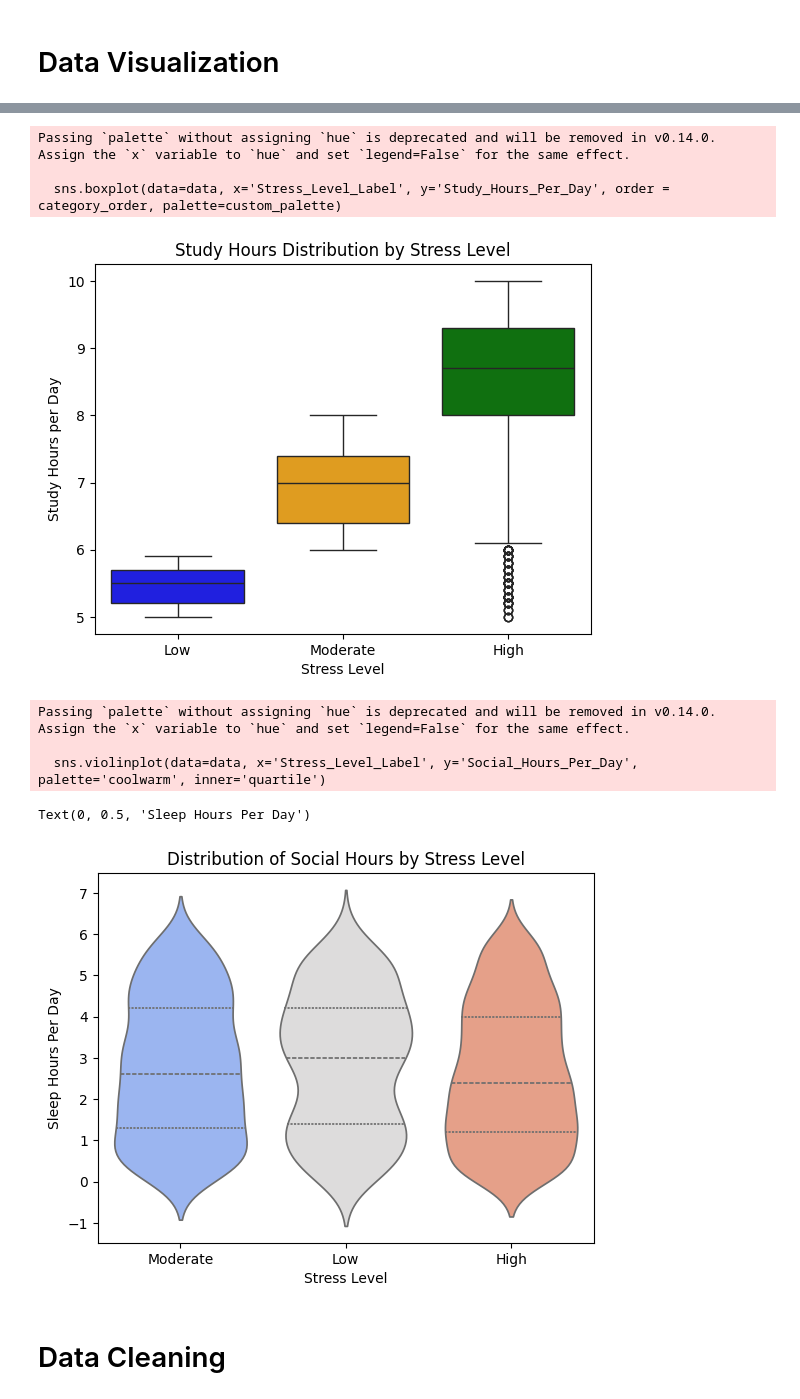
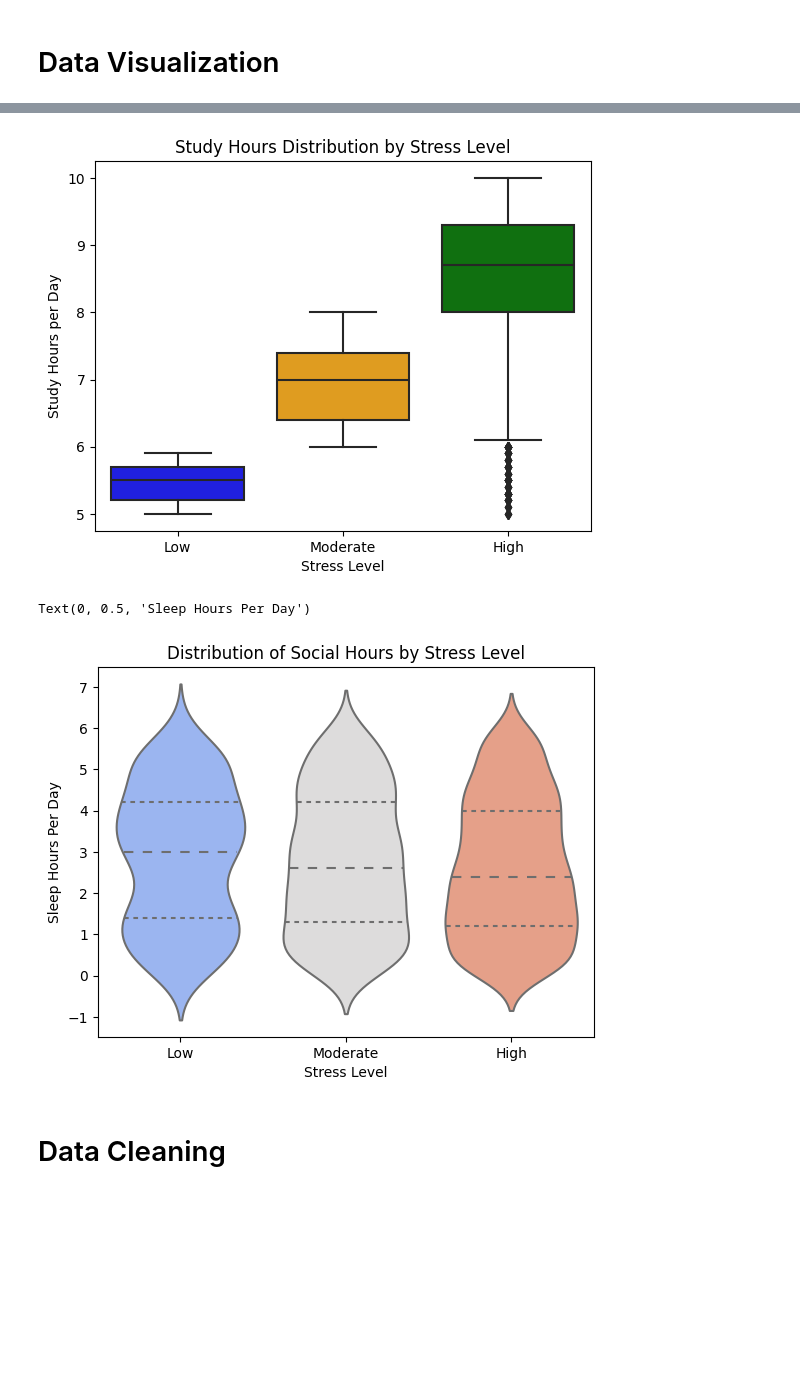
Before and after one commit to adawang1024/street_levels, a Jupyter notebook: EDA.ipynb, the cells around one changed output, grey strips where cells are left out. Saved outputs shown, nothing was run; the diff lists cells and outputs as text; code cells hidden in the pictures; blank space fills up the shorter version.

Commit message:
data vis

```diff
--- a/EDA.ipynb
+++ b/EDA.ipynb
@@ -12,7 +12,7 @@ from sklearn import tree
 # %% [markdown]
 # Understanding the Datasets
 # %%
-data = pd.read_csv('/content/student_lifestyle_dataset.csv')
+data = pd.read_csv('/Users/ada1024/Desktop/stress_levels/student_lifestyle_dataset.csv')
 data.head()
 # %% [output]
 |  | Student_ID | Study_Hours_Per_Day | Extracurricular_Hours_Per_Day | Sleep_Hours_Per_Day | Social_Hours_Per_Day | ... |
@@ -89,9 +88,10 @@ data
 # %%
 ### see which variables are most closely related
 # encode the categorical variable to numerical for correlation check
-data['Stress_Level'] = data['Stress_Level'].map({'Low': 30, 'Moderate': 40, 'High': 50})
-correlation_matrix = data.corr()
-stress_correlations = correlation_matrix['Stress_Level']
+data['Stress_Level_Num'] = data['Stress_Level'].map({'Low': 30, 'Moderate': 40, 'High': 50})
+data_cleaned = data.loc[:, data.columns != 'Stress_Level']
+correlation_matrix = data_cleaned.corr()
+stress_correlations = correlation_matrix['Stress_Level_Num']
 print(stress_correlations)
 # %% [output]
 Student_ID                         0.003306
@@ -138,10 +153,9 @@ ValueError: List of boxplot statistics and `positions` values must have same the
 # %%
-stress_mapping = {30: 'Low', 40: 'Moderate', 50: 'High'}
-data['Stress_Level_Label'] = data['Stress_Level'].map(stress_mapping)
+
 bins = [0, 4, 6, 8, 10]
 labels = ['0-4', '4-6', '6-8', '8-10']
 data['Sleep_Hours_Binned'] = pd.cut(data['Sleep_Hours_Per_Day'], bins=bins, labels=labels, right=False)
-sns.countplot(data=data, x='Sleep_Hours_Binned', hue='Stress_Level_Label', palette='coolwarm')
+sns.countplot(data=data, x='Sleep_Hours_Binned', hue='Stress_Level', palette='coolwarm')
 plt.title('Count of Stress Levels by Sleep Hours')
 plt.xlabel('Sleep Hours Per Day')
 plt.ylabel('Count of Stress Levels')
@@ -152,32 +166,23 @@ plt.legend(title='Stress Level')
 # %%
-stress_mapping = {30: 'Low', 40: 'Moderate', 50: 'High'}
-data['Stress_Level_Label'] = data['Stress_Level'].map(stress_mapping)
+
 category_order = ['Low', 'Moderate', 'High']
 custom_palette = {'Low': 'blue', 'Moderate': 'orange', 'High': 'green'}
-sns.boxplot(data=data, x='Stress_Level_Label', y='Study_Hours_Per_Day', order = category_order, palette=custom_palette)
+sns.boxplot(data=data, x='Stress_Level', y='Study_Hours_Per_Day', order = category_order, palette=custom_palette)
 plt.title('Study Hours Distribution by Stress Level')
 plt.xlabel('Stress Level')
 plt.ylabel('Study Hours per Day')
 plt.show()
 # %% [output]
-Passing `palette` without assigning `hue` is deprecated and will be removed in v0.14.0. Assign the `x` variable to `hue` and set `legend=False` for the same effect.
-
-  sns.boxplot(data=data, x='Stress_Level_Label', y='Study_Hours_Per_Day', order = category_order, palette=custom_palette)
-[figure, old version]
+[figure, new version]
 # %%
-stress_mapping = {30: 'Low', 40: 'Moderate', 50: 'High'}
-data['Stress_Level_Label'] = data['Stress_Level'].map(stress_mapping)
 category_order = ['Low', 'Moderate', 'High']
-sns.violinplot(data=data, x='Stress_Level_Label', y='Social_Hours_Per_Day', palette='coolwarm', inner='quartile', order)
+sns.violinplot(data=data, x='Stress_Level', y='Social_Hours_Per_Day', palette='coolwarm', inner='quartile', order=category_order)
 plt.title('Distribution of Social Hours by Stress Level')
 plt.xlabel('Stress Level')
 plt.ylabel('Sleep Hours Per Day')
 # %% [output]
-Passing `palette` without assigning `hue` is deprecated and will be removed in v0.14.0. Assign the `x` variable to `hue` and set `legend=False` for the same effect.
-
-  sns.violinplot(data=data, x='Stress_Level_Label', y='Social_Hours_Per_Day', palette='coolwarm', inner='quartile')
+Text(0, 0.5, 'Sleep Hours Per Day')
-Text(0, 0.5, 'Sleep Hours Per Day')
-[figure, old version]
+[figure, new version]
 # %% [markdown]
 # Data Cleaning
 # %%
```
Also changed, not shown: parts of 7 cells of this notebook, 1 other file.
